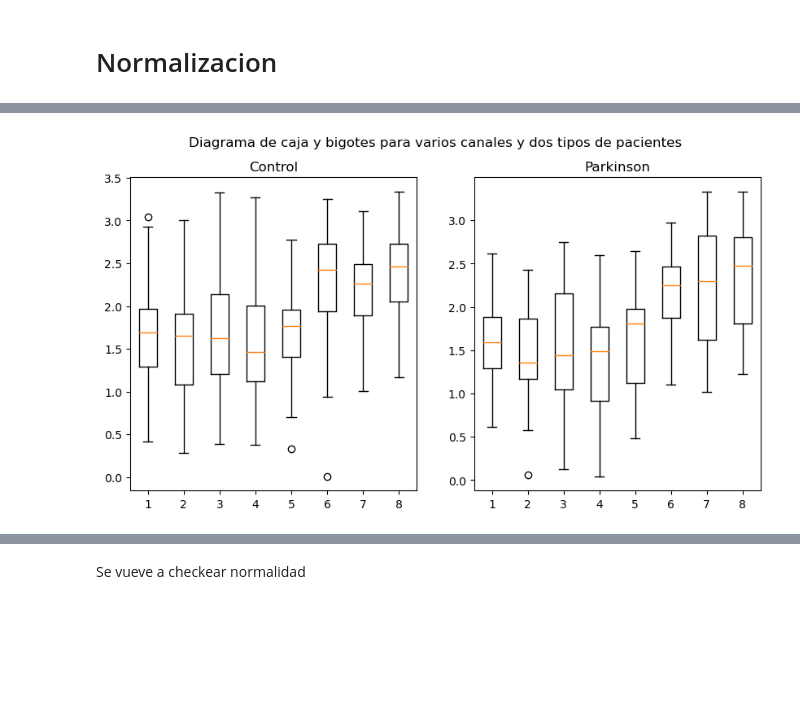
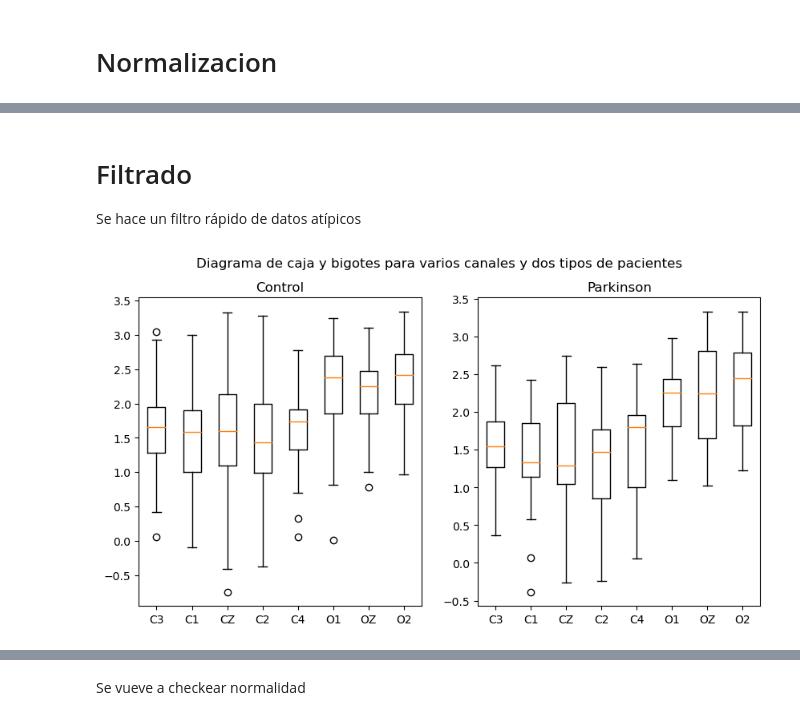
Before and after one commit to Astolfo2332/Parkinson_difference, a Jupyter notebook: Proyecto_1.ipynb, the cells around one changed output, grey strips where cells are left out. Saved outputs shown, nothing was run; the diff lists cells and outputs as text; code cells hidden in the pictures; blank space fills up the shorter version.

Commit message:
Solo falta nada

```diff
--- a/Proyecto_1.ipynb
+++ b/Proyecto_1.ipynb
@@ -524,6 +550,7 @@ Prueba T
 # %%
 con=0
-for i in names[1:]:
+namest=[names[6],names[7],names[8]]
+for i in namest:
   c=df.loc[0:pcontrol-1,i]
   p=df.loc[pcontrol:len(df),i]
   print("Canal:%s"%names[con])
@@ -538,0 +581,12 @@ for i in names[1:]:
+# %%
+stat, p = mannwhitneyu(control[names[1:6]],parkinson[names[1:6]])
+con=0
+for i in p: #solo imprimo los resultados de cada canal despues de pasar por la prueba no parametrica
+    print('Statistics=%.3f, p=%.3f for channel %s' % (stat[con], i,names[con+1]))
+    con+=1
+    #interpret
+    alpha = 0.05
+    if i > alpha:
+        print('Same distribution (fail to reject H0)')
+    else:
+        print('Different distribution (reject H0)')
@@ -551,27 +618,25 @@ df=data
 df.to_csv("Datos_Normalizados.cvs",index=False)
 # %%
 df=pd.read_csv("Datos_Normalizados.cvs")
-# %%
-df=df.drop(np.where(np.logical_and( df["Estado"]=="Parkinson",df[df.columns[2]]<0).values)[0])
-df=df.reset_index(drop=True)
-# %%
-df=df.drop(np.where(np.logical_and( df["Estado"]=="Control",df[df.columns[2]]<0).values)[0])
-df=df.reset_index(drop=True)
+# %% [markdown]
+# Filtrado
+Se hace un filtro rápido de datos atípicos
 # %%
 # Crear una lista de dataframes, uno por cada estado
 dataframes = [df[df['Estado']=='Control'], df[df['Estado']=='Parkinson']]
 
 # Crear una lista de nombres para las etiquetas del gráfico
 labels = ['Control', 'Parkinson']
-
+labels1=['C3', 'C1', 'CZ', 'C2', 'C4', 'O1', 'OZ', 'O2']
 # Crear una figura y dos subplots (uno por cada estado)
 fig, axs = plt.subplots(1, 2, figsize=(10,5))
 
 # Para cada estado y subplot, hacer un diagrama de caja y bigotes para cada canal
 for i, df_estado in enumerate(dataframes):
     axs[i].boxplot([df_estado['PSD_C3'], df_estado['PSD_C1'], df_estado['PSD_CZ'], df_estado['PSD_C2'], df_estado['PSD_C4'], df_estado['PSD_O1'], df_estado['PSD_OZ'], df_estado['PSD_O2']])
     axs[i].set_title(labels[i])
+    axs[i].set_xticklabels(labels1)
 fig.suptitle('Diagrama de caja y bigotes para varios canales y dos tipos de pacientes')
 plt.show()
 # %% [output]
-[figure, old version]
+[figure, new version]
```
Also changed, not shown: parts of 20 cells of this notebook, 1 other file.
